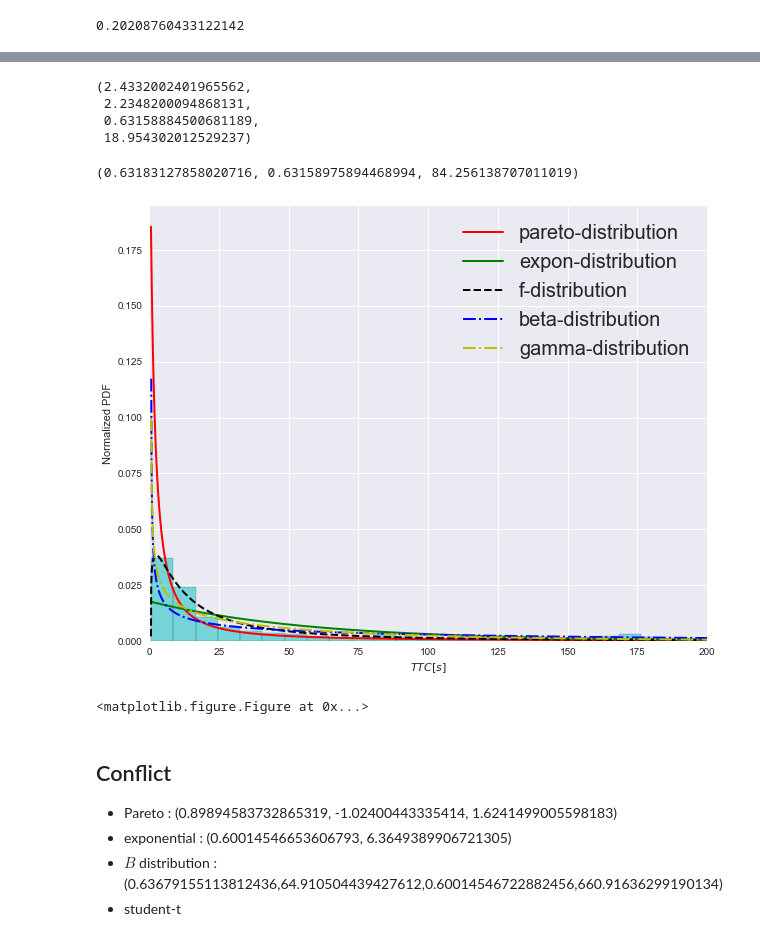
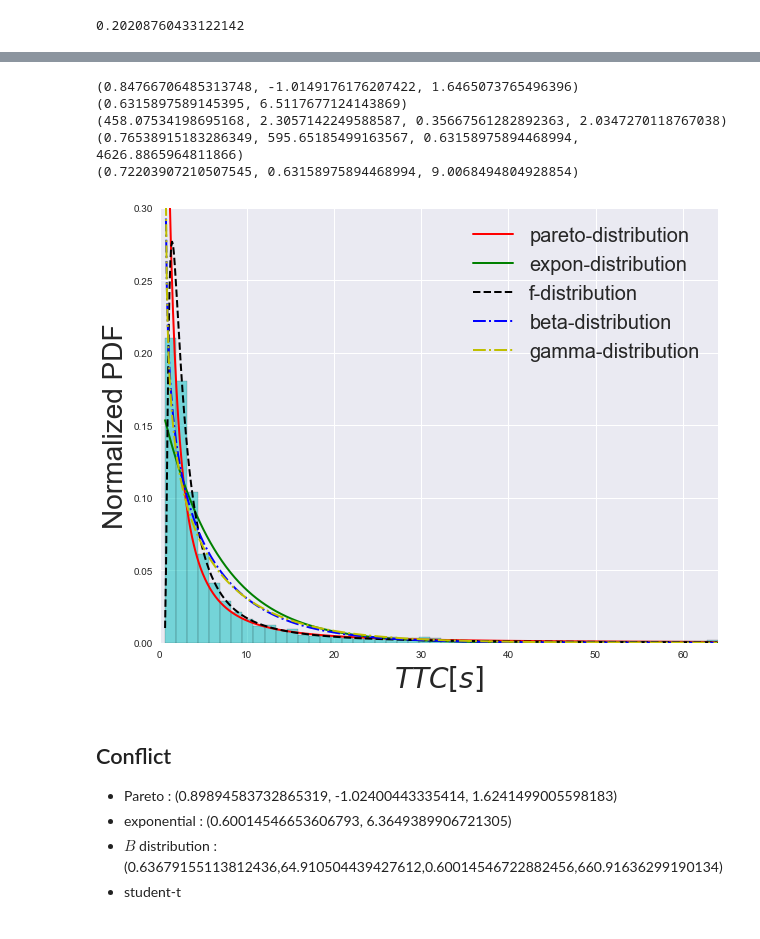
Before and after one commit to MoonBlvd/MDP_data_recording, a Jupyter notebook: simulation/EM_distribution_fitting.ipynb, the cells around one changed output, grey strips where cells are left out. Drawn from its saved outputs; the diff is of its cells as text; code cells hidden in the pictures.

```diff
--- a/simulation/EM_distribution_fitting.ipynb
+++ b/simulation/EM_distribution_fitting.ipynb
@@ -110,16 +104,30 @@ plt.ylabel("Probability density function")
 <matplotlib.text.Text at 0x...>
 [figure]
 # %%
-'''Time to Collision (TTC)'''
-close_hard_braking = (all_hard_braking['distance']>car_length) & (all_hard_braking['distance'] < 100)
+'''
+Time to Collision (TTC).
+    We only consider the TTC when lead car is within 100 meters
+    and the relative velocity is larger than '''
+close_hard_braking = (all_hard_braking['distance']>car_length) & (all_hard_braking['distance'] < 10+car_length)
 close_hard_braking = np.where(close_hard_braking == True)[0]
 negative_dv = np.where(all_hard_braking['dv'] < 0)[0]
 compute_ttc = np.intersect1d(close_hard_braking, negative_dv)
 
-TTC = all_hard_braking['distance'][compute_ttc] / -all_hard_braking['dv'][compute_ttc]
+TTC_hardbraking = all_hard_braking['distance'][compute_ttc] / -all_hard_braking['dv'][compute_ttc]
+
+# dv = -all_hard_braking['dv'][compute_ttc]
+# a = -all_hard_braking['accel'][compute_ttc]
+# x  = all_hard_braking['distance'][compute_ttc]
+# temp = dv**2-2*a*x
+# idx_part1 = (temp >= 0)
+# TTC_hardbraking = (dv[idx_part1]-np.sqrt(temp[idx_part1]))/a[idx_part1]
+
+
+# TTC_hardbraking = (dv-np.sqrt(dv**2-2*a*x))/a
+
 sns.set()
 plt.figure(4)
-sns.distplot(TTC, kde=False)
+sns.distplot(TTC_hardbraking, kde=False)
 plt.xlabel(r"$TTC$[s]")
 plt.ylabel("Probability density function")
 # %% [output]
@@ -184,5 +192,3 @@ dddd = 20
 1- f.cdf(1/dddd, *param_f[:-2], loc=param_f[-2], scale=param_f[-1])
 # %% [output]
 0.20208760433122142
-# %%
-TTC_hardbraking = TTC
@@ -195,8 +207,0 @@ param_expon_hardbraking_TTC = expon.fit(TTC_hardbraking)
-# %%
-param_f_hardbraking_TTC = f.fit(TTC_hardbraking)
-param_f_hardbraking_TTC
-# %% [output]
-(2.4332002401965562,
- 2.2348200094868131,
- 0.63158884500681189,
- 18.954302012529237)
@@ -206,41 +208,48 @@ param_gamma_hardbraking_TTC = gamma.fit(TTC_hardbraking)
-# %%
-param_gamma_hardbraking_TTC
-# %% [output]
-(0.63183127858020716, 0.63158975894468994, 84.256138707011019)
+# %%
+print(param_pareto_hardbraking_TTC)
+print(param_expon_hardbraking_TTC)
+print(param_f_hardbraking_TTC)
+print(param_beta_hardbraking_TTC)
+print(param_gamma_hardbraking_TTC)
+# %% [output]
+(0.84766706485313748, -1.0149176176207422, 1.6465073765496396)
+(0.6315897589145395, 6.5117677124143869)
+(458.07534198695168, 2.3057142249588587, 0.35667561282892363, 2.0347270118767038)
+(0.76538915183286349, 595.65185499163567, 0.63158975894468994, 4626.8865964811866)
+(0.72203907210507545, 0.63158975894468994, 9.0068494804928854)
 # %%
 plt.figure(2,figsize=(10,8))
 size = TTC_hardbraking.shape[0]
 xmin = np.min(TTC_hardbraking)
 xmax = np.max(TTC_hardbraking)
 x = np.arange(xmin,xmax,0.1)
 # sns.distplot(inverse_distance+1,kde=False)
 n, bins, patches = plt.hist(TTC_hardbraking, 50, normed=True, stacked=True, facecolor='c', edgecolor='black', alpha=0.5)
 
 pareto_pdf_hardbraking_TTC = pareto.pdf(x, *param_pareto_hardbraking_TTC[:-2], loc=param_pareto_hardbraking_TTC[-2], scale=param_pareto_hardbraking_TTC[-1])
 plt.plot(x,pareto_pdf_hardbraking_TTC, 'r', linewidth=2.0, label='pareto-distribution')
 
 expon_pdf_hardbraking_TTC = expon.pdf(x, *param_expon_hardbraking_TTC[:-2], loc=param_expon_hardbraking_TTC[-2], scale=param_expon_hardbraking_TTC[-1])
 plt.plot(x,expon_pdf_hardbraking_TTC, 'g', linewidth=2.0, label='expon-distribution')
 
 f_pdf_hardbraking_TTC = f.pdf(x, *param_f_hardbraking_TTC[:-2], loc=param_f_hardbraking_TTC[-2], scale=param_f_hardbraking_TTC[-1])
 plt.plot(x,f_pdf_hardbraking_TTC, 'k--', linewidth=2.0, label='f-distribution')
 
 beta_pdf_hardbraking_TTC = beta.pdf(x, *param_beta_hardbraking_TTC[:-2], loc=param_beta_hardbraking_TTC[-2], scale=param_beta_hardbraking_TTC[-1])
 plt.plot(x[1:],beta_pdf_hardbraking_TTC[1:], 'b-.', linewidth=2.0, label='beta-distribution')
 
 gamma_pdf_hardbraking_TTC = gamma.pdf(x, *param_gamma_hardbraking_TTC[:-2], loc=param_gamma_hardbraking_TTC[-2], scale=param_gamma_hardbraking_TTC[-1])
 plt.plot(x[1:],gamma_pdf_hardbraking_TTC[1:], 'y-.', linewidth=2.0, label='gamma-distribution')
 
-plt.xlim(0,200)
-# plt.ylim(0,0.4)
-plt.xlabel(r"$TTC[s]$")
-plt.ylabel("Normalized PDF")
+plt.xlim(0,xmax)
+plt.ylim(0,0.3)
+plt.xlabel(r"$TTC[s]$", fontsize=28)
+plt.ylabel("Normalized PDF",fontsize=28)
 plt.legend(fontsize=20)
+plt.savefig("hard_braking_TTC.png",dpi=400)
 plt.show()
-plt.savefig("hard_braking_TTC.png",dpi=400)
 # %% [output]
-[figure, old version]
+[figure, new version]
-<matplotlib.figure.Figure at 0x...>
 # %% [markdown]
 ## Conflict
 
```
Also changed, not shown: parts of 11 cells of this notebook, 3 other files.
